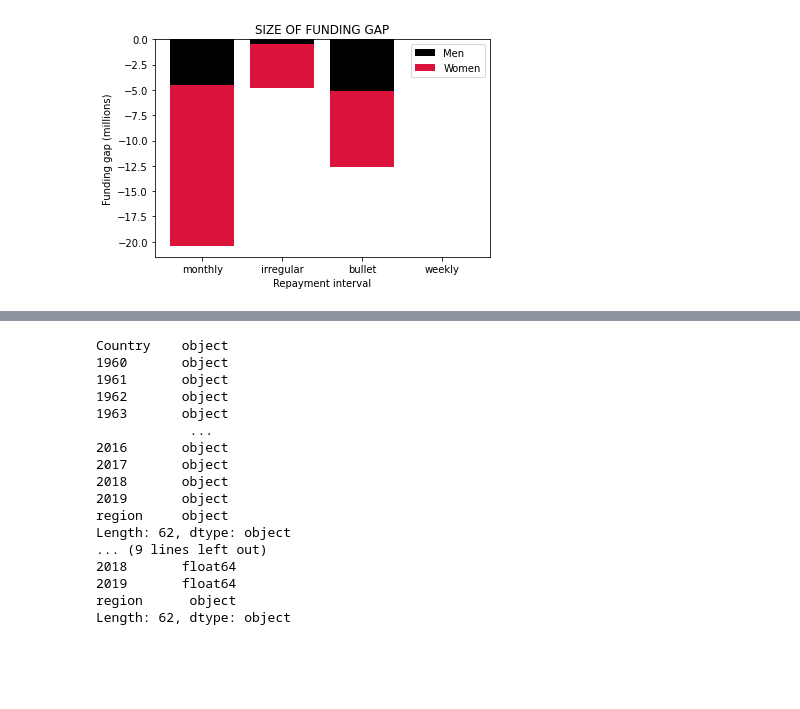
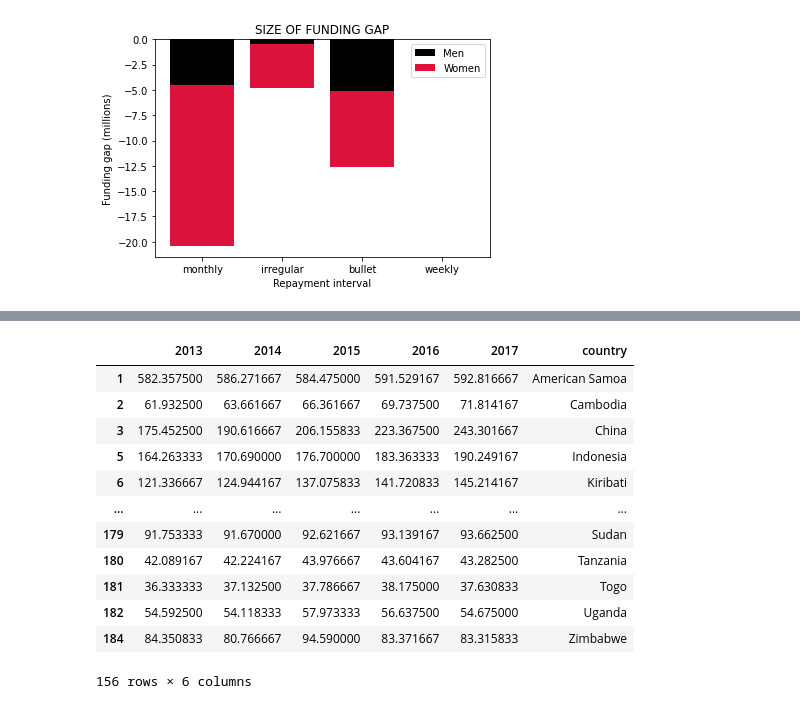
Before and after one commit to CeeThinwa/knowledge-hub, a Jupyter notebook: book/kiva.ipynb, the cells around one changed output, grey strips where cells are left out. Drawn from its saved outputs; the diff is of its cells as text; code cells hidden in the pictures; blank space fills up the shorter version.

```diff
--- a/book/kiva.ipynb
+++ b/book/kiva.ipynb
@@ -1199,34 +1102,38 @@ Zambia is in nan
 # %%
+# Made a copy of the data:
+expenditure = PCE_data.copy()
+
 # Convert any 'n/a' strings to NaN values
 expenditure = expenditure.replace('n/a', np.nan)
 
 # Convert any numeric data stored as a string into a decimal
-print(expenditure.dtypes)
-
 cols = expenditure.columns[1:61]
 
 for col in cols:
     expenditure.loc[:,col] = expenditure[col].str.replace(',','')
 
 for col in cols:
     expenditure.loc[:,col] = expenditure[col].astype('float64')
 
-print('\n',expenditure.dtypes)
+MonthlyExpenditure = (expenditure.loc[:,'2013':'2017'].copy())/12
+
+MonthlyExpenditure.loc[:,'country'] = expenditure['Country']
+
+# Drop any null columns
+MonthlyExpenditure = MonthlyExpenditure.dropna()
+
+MonthlyExpenditure
 # %% [output]
+|  | 2013 | 2014 | 2015 | 2016 | 2017 | country |
+| 1 | 582.357500 | 586.271667 | 584.475000 | 591.529167 | 592.816667 | American Samoa |
+| 2 | 61.932500 | 63.661667 | 66.361667 | 69.737500 | 71.814167 | Cambodia |
+| 3 | 175.452500 | 190.616667 | 206.155833 | 223.367500 | 243.301667 | China |
+| 5 | 164.263333 | 170.690000 | 176.700000 | 183.363333 | 190.249167 | Indonesia |
+| 6 | 121.336667 | 124.944167 | 137.075833 | 141.720833 | 145.214167 | Kiribati |
+| ... | ... | ... | ... | ... | ... | ... |
+| 179 | 91.753333 | 91.670000 | 92.621667 | 93.139167 | 93.662500 | Sudan |
+| 180 | 42.089167 | 42.224167 | 43.976667 | 43.604167 | 43.282500 | Tanzania |
+| 181 | 36.333333 | 37.132500 | 37.786667 | 38.175000 | 37.630833 | Togo |
+| 182 | 54.592500 | 54.118333 | 57.973333 | 56.637500 | 54.675000 | Uganda |
+| 184 | 84.350833 | 80.766667 | 94.590000 | 83.371667 | 83.315833 | Zimbabwe |
-Country    object
-1960       object
-1961       object
-1962       object
-1963       object
-            ...
-2016       object
-2017       object
-2018       object
-2019       object
-region     object
-Length: 62, dtype: object
-... (9 lines left out)
-2018       float64
-2019       float64
-region      object
-Length: 62, dtype: object
+156 rows × 6 columns
```
Also changed, not shown: parts of 27 cells of this notebook.
